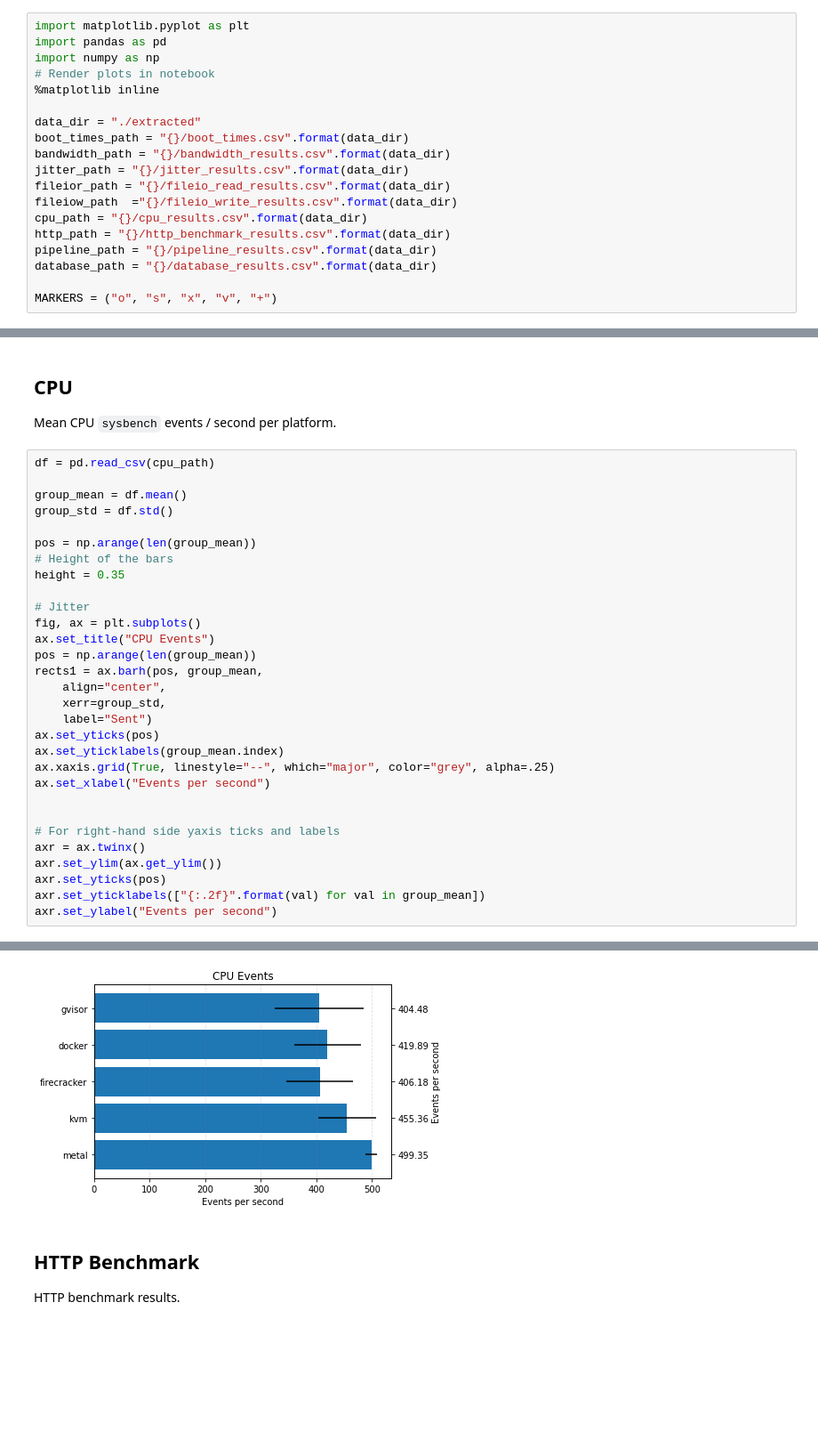
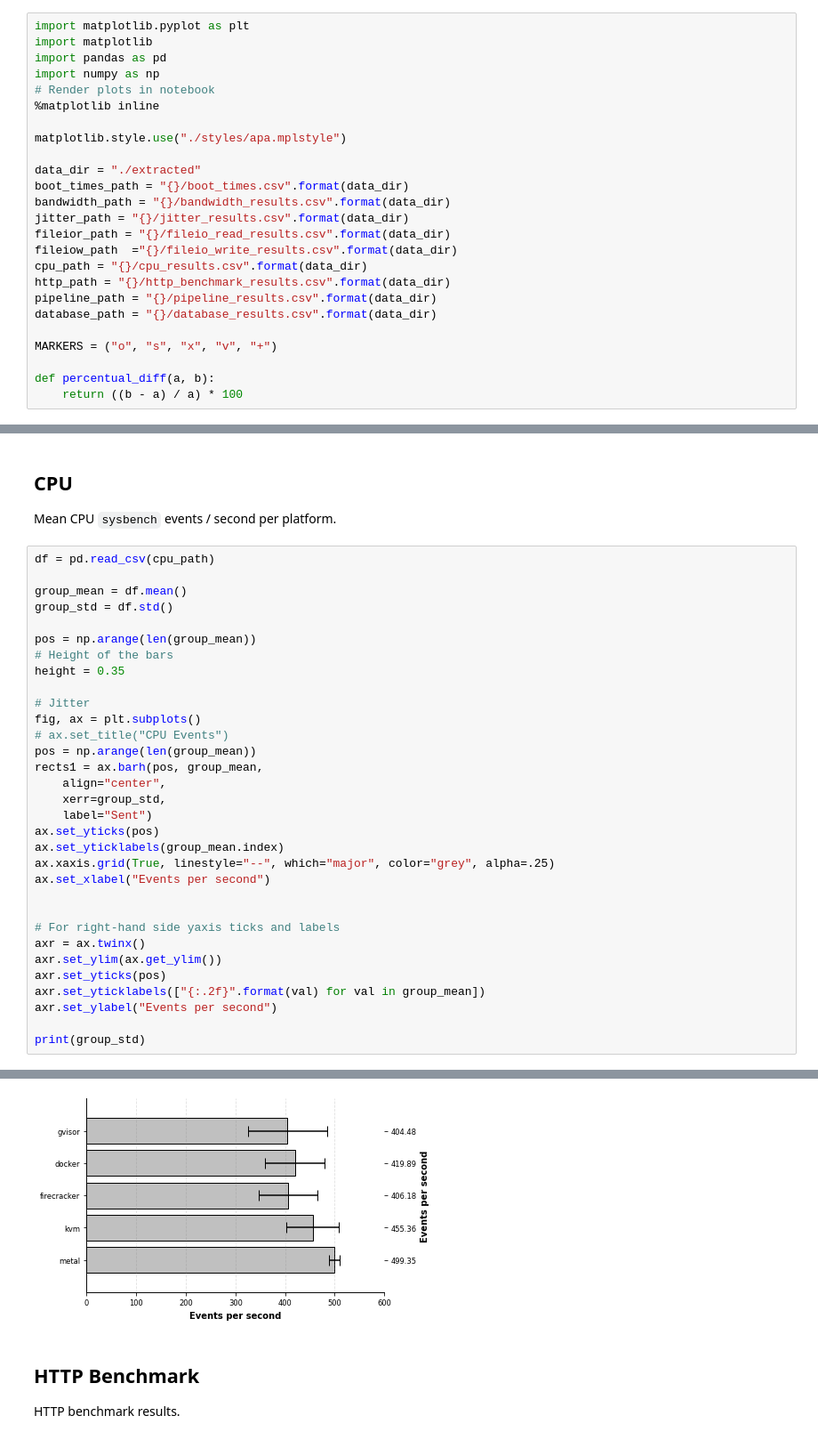
Before and after one commit to ppeerttu/virtualization-benchmarks, a Jupyter notebook: analysis/initial-visualization.ipynb, the cells around one changed output, grey strips where cells are left out. Shown at 89% size. Saved outputs shown, nothing was run; the diff lists cells and outputs as text; blank space fills up the shorter version.

```diff
--- a/analysis/initial-visualization.ipynb
+++ b/analysis/initial-visualization.ipynb
@@ -4,10 +4,13 @@
 Simple initial data visualization.
 # %%
 import matplotlib.pyplot as plt
+import matplotlib
 import pandas as pd
 import numpy as np
 # Render plots in notebook
 %matplotlib inline
+
+matplotlib.style.use("./styles/apa.mplstyle")
 
 data_dir = "./extracted"
 boot_times_path = "{}/boot_times.csv".format(data_dir)
@@ -21,6 +24,9 @@ pipeline_path = "{}/pipeline_results.csv".format(data_dir)
 database_path = "{}/database_results.csv".format(data_dir)
 
 MARKERS = ("o", "s", "x", "v", "+")
+
+def percentual_diff(a, b):
+    return ((b - a) / a) * 100
 # %% [markdown]
 ## Boot times
 
@@ -256,7 +310,7 @@ height = 0.35
 
 # Jitter
 fig, ax = plt.subplots()
-ax.set_title("CPU Events")
+# ax.set_title("CPU Events")
 pos = np.arange(len(group_mean))
 rects1 = ax.barh(pos, group_mean,
     align="center",
@@ -274,4 +328,6 @@ axr.set_ylim(ax.get_ylim())
 axr.set_yticks(pos)
 axr.set_yticklabels(["{:.2f}".format(val) for val in group_mean])
 axr.set_ylabel("Events per second")
+
+print(group_std)
 # %% [output]
@@ -279,4 +340,4 @@ Text(0, 0.5, 'Events per second')
-[figure, old version]
+[figure, new version]
 # %% [markdown]
 ## HTTP Benchmark
 
```
Also changed, not shown: parts of 12 cells of this notebook, 16 other files.
